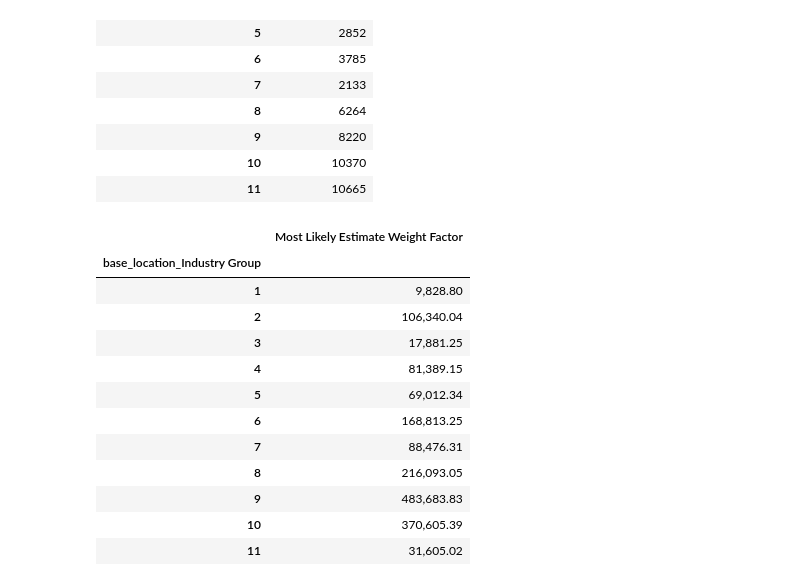
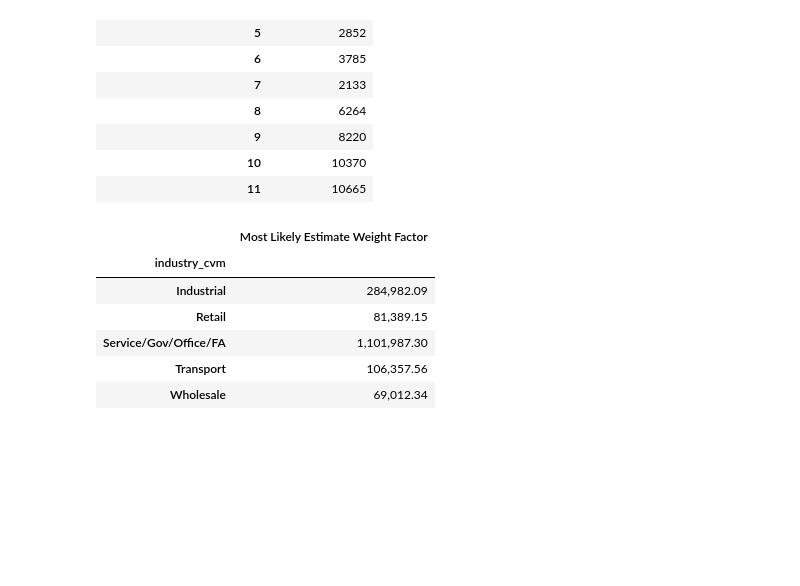
Before and after one commit to SANDAG/Data_CVM, a Jupyter notebook: abm2p/CVS_data_aggregation.ipynb, the cells around one changed output. Cells and saved outputs as stored; diff of their text form; code cells hidden in the pictures; blank space fills up the shorter version.

```diff
--- a/abm2p/CVS_data_aggregation.ipynb
+++ b/abm2p/CVS_data_aggregation.ipynb
@@ -59,25 +167,16 @@ employees
 | 10 | 10370 |
 | 11 | 10665 |
 # %%
-trip_data_ = trip_data[trip_data.arrival_time.notna()]
-trip = trip_data_.merge(establishment_data[
-    ['company_id', 'base_location_Industry Group']
-    ], on='company_id', how='left')
-gc = trip[
-    ['base_location_Industry Group', 'Most Likely Estimate Weight Factor']
-    ].groupby('base_location_Industry Group').sum()
-gc
+# Trip Counts by Industry
+trip = trip_data[trip_data.arrival_time.notna()]
+trip[
+    ['industry_cvm', 'Most Likely Estimate Weight Factor']
+    ].groupby('industry_cvm').sum()
 # %% [output]
 |  | Most Likely Estimate Weight Factor |
-| base_location_Industry Group |  |
-| 1 | 9,828.80 |
-| 2 | 106,340.04 |
-| 3 | 17,881.25 |
-| 4 | 81,389.15 |
-| 5 | 69,012.34 |
-| 6 | 168,813.25 |
-| 7 | 88,476.31 |
-| 8 | 216,093.05 |
-| 9 | 483,683.83 |
-| 10 | 370,605.39 |
-| 11 | 31,605.02 |
+| industry_cvm |  |
+| Industrial | 284,982.09 |
+| Retail | 81,389.15 |
+| Service/Gov/Office/FA | 1,101,987.30 |
+| Transport | 106,357.56 |
+| Wholesale | 69,012.34 |
```
Also changed, not shown: parts of 27 cells of this notebook, 4 other files.
